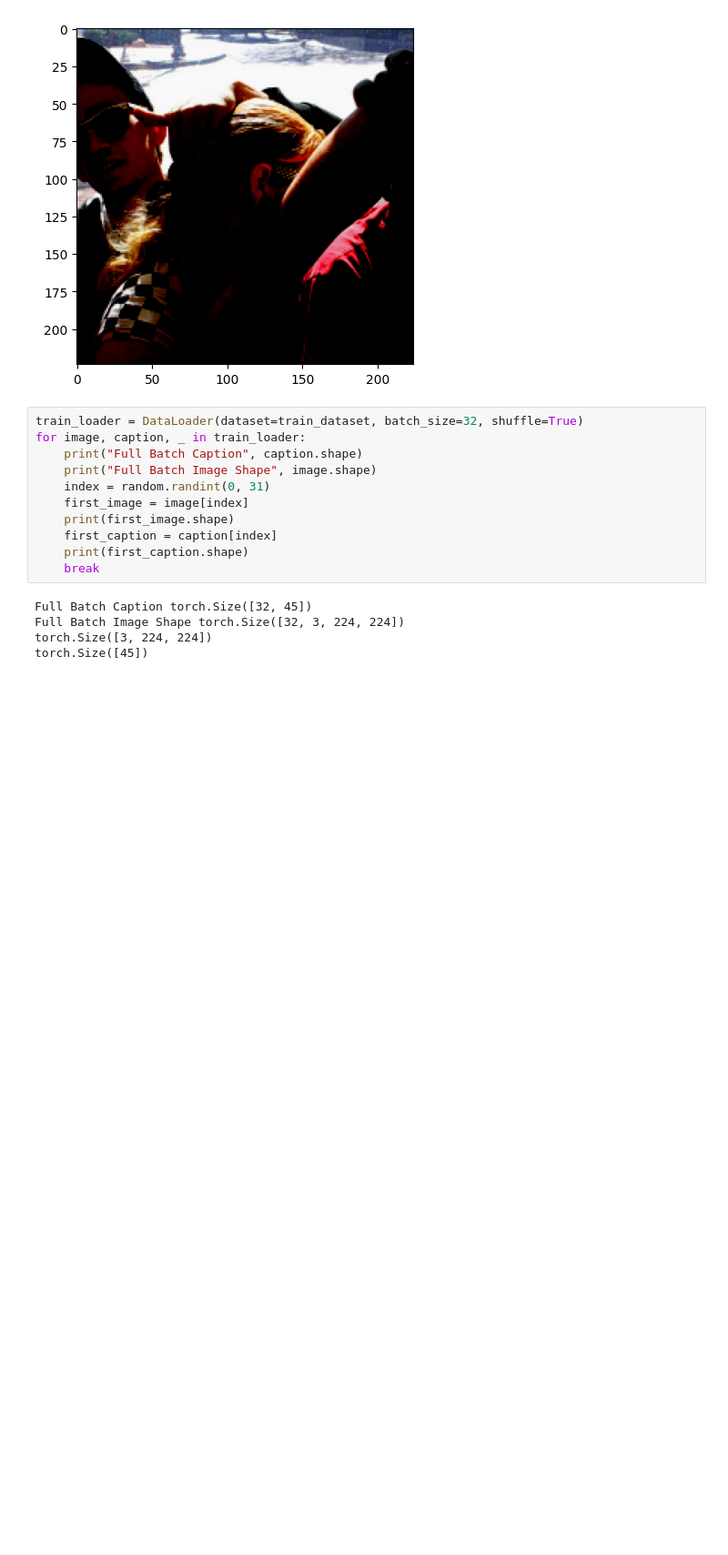
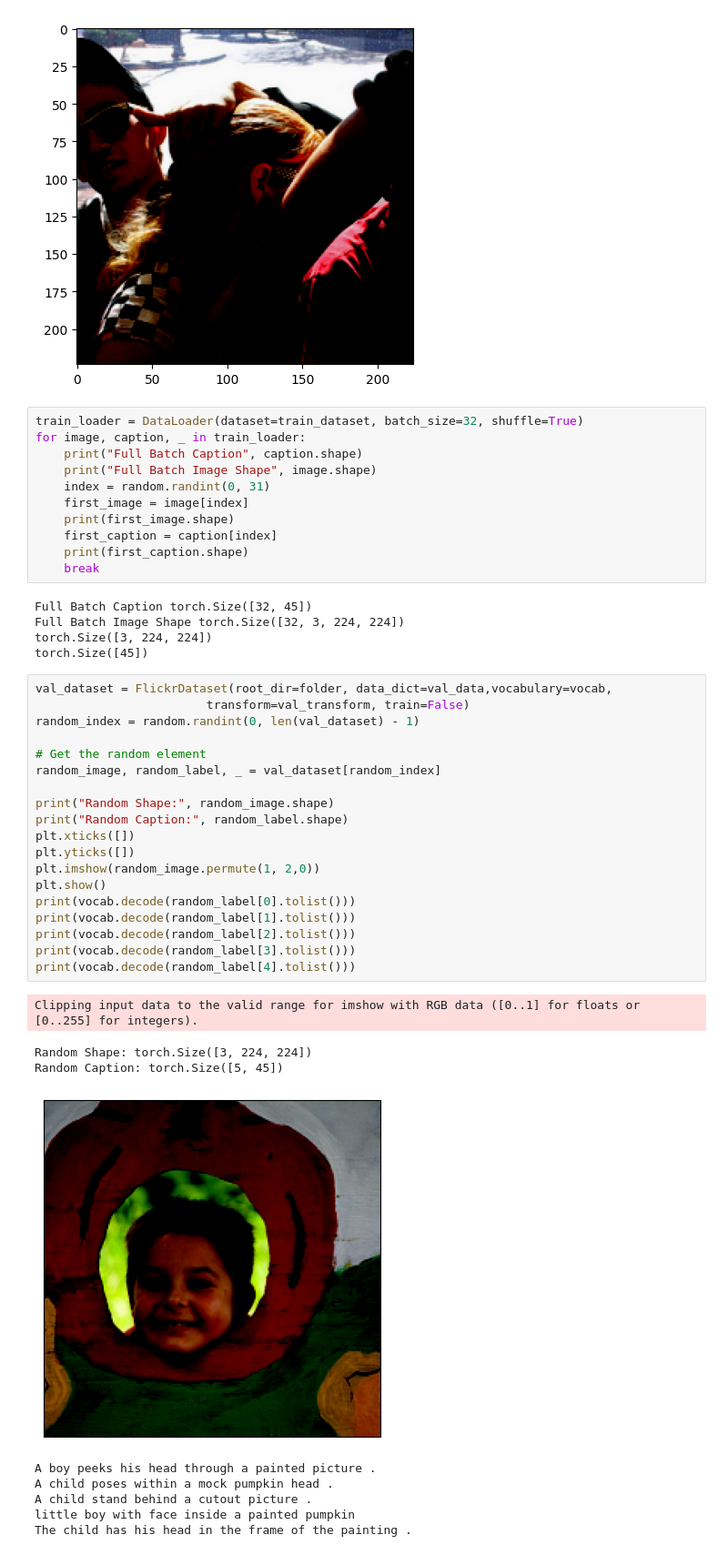
Before and after one commit to natek-1/Vision-Transformer-for-image-captioning, a Jupyter notebook: research/test.ipynb, the cells around one changed output. Shown: that part at 91% size. Drawn from its saved outputs; the diff is of its cells as text; blank space fills up the shorter version.

```diff
--- a/research/test.ipynb
+++ b/research/test.ipynb
@@ -209,3 +204,32 @@ Full Batch Caption torch.Size([32, 45])
 Full Batch Image Shape torch.Size([32, 3, 224, 224])
 torch.Size([3, 224, 224])
 torch.Size([45])
+# %%
+val_dataset = FlickrDataset(root_dir=folder, data_dict=val_data,vocabulary=vocab,
+                        transform=val_transform, train=False)
+random_index = random.randint(0, len(val_dataset) - 1)
+
+# Get the random element
+random_image, random_label, _ = val_dataset[random_index]
+
+print("Random Shape:", random_image.shape)
+print("Random Caption:", random_label.shape)
+plt.xticks([])
+plt.yticks([])
+plt.imshow(random_image.permute(1, 2,0))
+plt.show()
+print(vocab.decode(random_label[0].tolist()))
+print(vocab.decode(random_label[1].tolist()))
+print(vocab.decode(random_label[2].tolist()))
+print(vocab.decode(random_label[3].tolist()))
+print(vocab.decode(random_label[4].tolist()))
+# %% [output]
+Clipping input data to the valid range for imshow with RGB data ([0..1] for floats or [0..255] for integers).
+Random Shape: torch.Size([3, 224, 224])
+Random Caption: torch.Size([5, 45])
+[figure, added]
+A boy peeks his head through a painted picture .
+A child poses within a mock pumpkin head .
+A child stand behind a cutout picture .
+little boy with face inside a painted pumpkin
+The child has his head in the frame of the painting .
```
Also changed, not shown: parts of 11 cells of this notebook, 1 other file.
